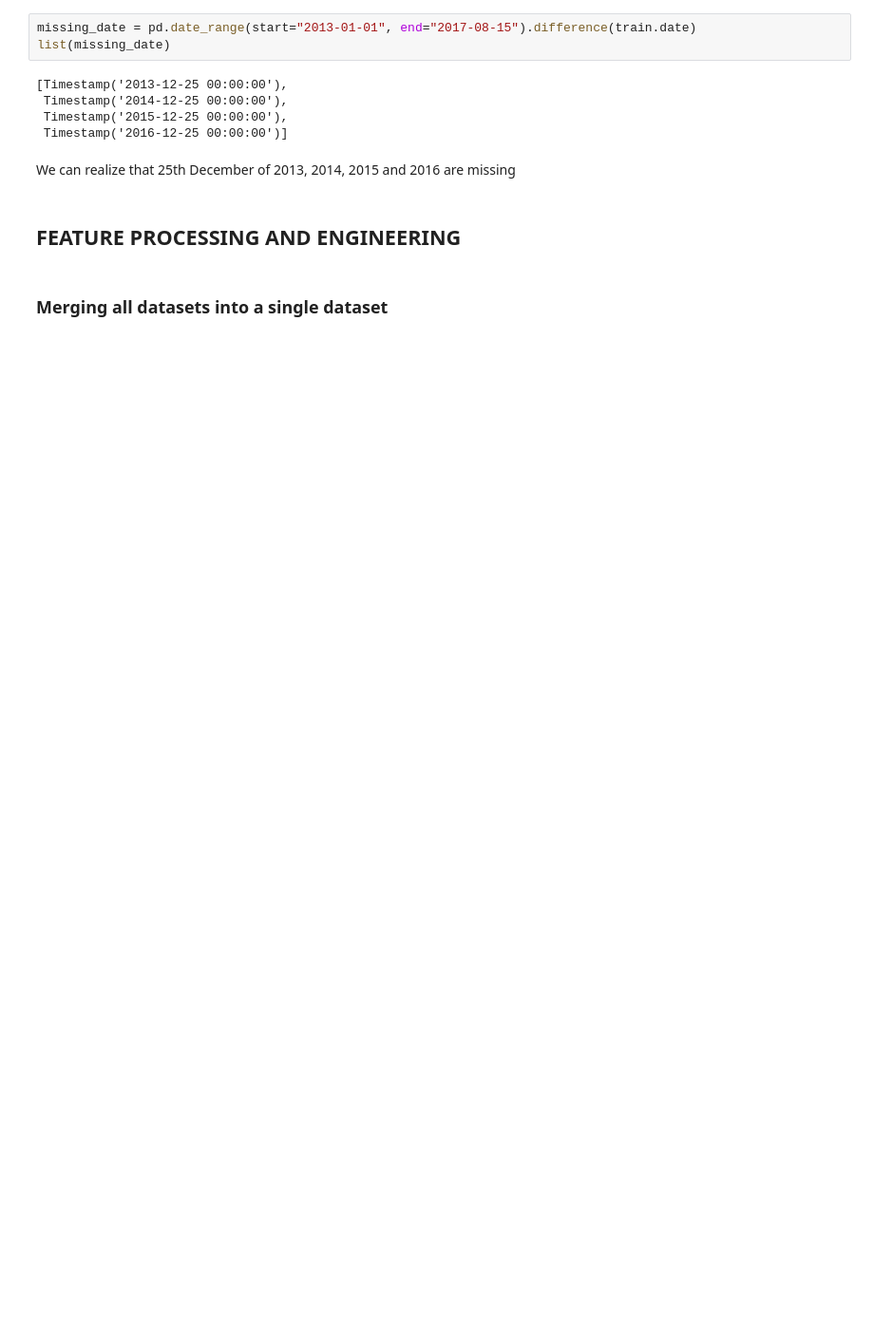
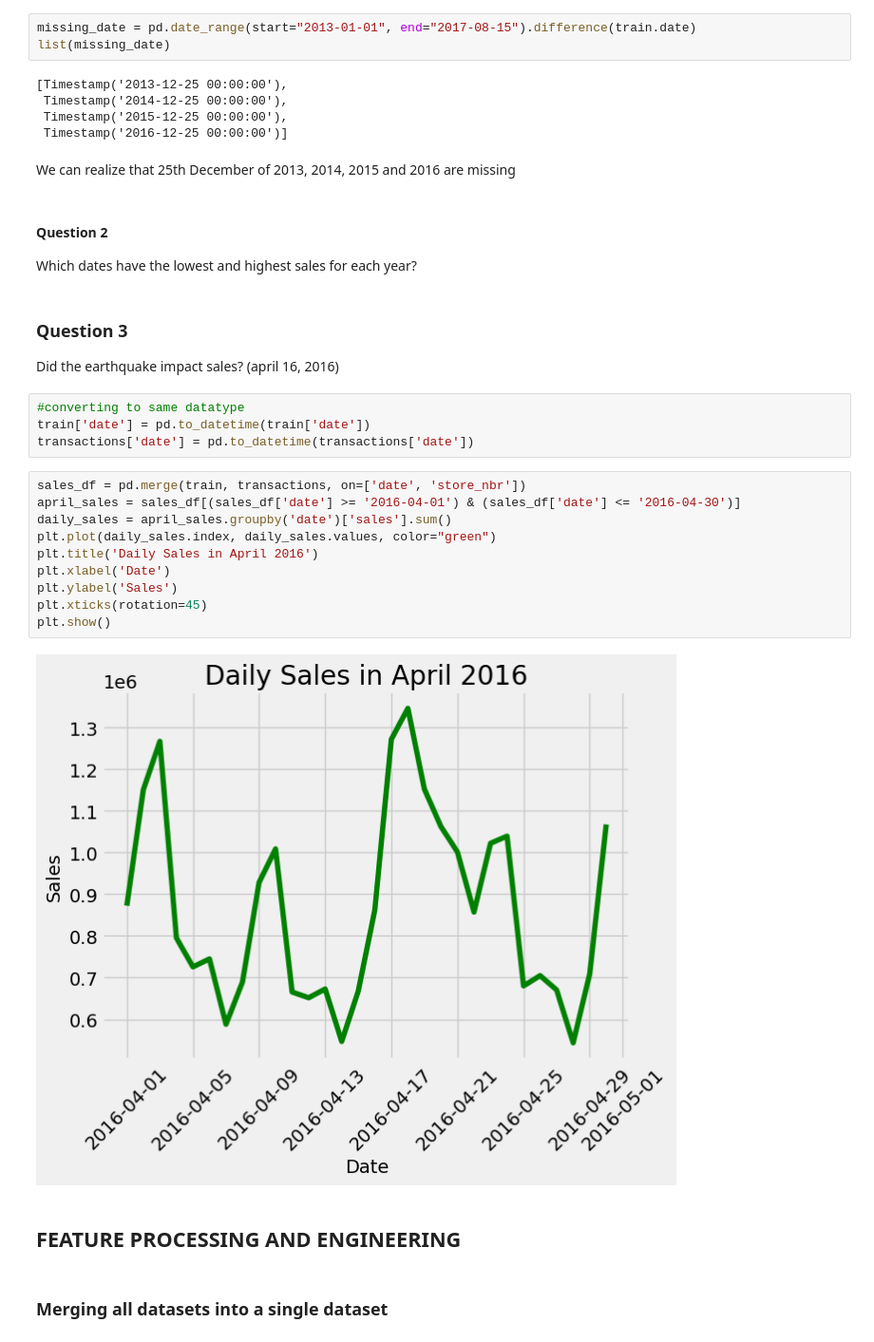
Before and after one commit to elvis-darko/Training-and-Apprenticeship-Portfolio-Projects, a Jupyter notebook: STORE-SALES-TIME-SERIES-FORECASTING/STORE-SALES-TIME-SERIES-FORECASTING-REGRESSION PROJECT.ipynb, the cells around one changed output. Shown at 95% size. Drawn from its saved outputs; the diff is of its cells as text; blank space fills up the shorter version.

```diff
--- a/STORE-SALES-TIME-SERIES-FORECASTING/STORE-SALES-TIME-SERIES-FORECASTING-REGRESSION PROJECT.ipynb
+++ b/STORE-SALES-TIME-SERIES-FORECASTING/STORE-SALES-TIME-SERIES-FORECASTING-REGRESSION PROJECT.ipynb
@@ -768,6 +769,28 @@ list(missing_date)
  Timestamp('2016-12-25 00:00:00')]
 # %% [markdown]
 We can realize that 25th December of 2013, 2014, 2015 and 2016 are missing
+# %% [markdown]
+####  Question 2
+Which dates have the lowest and highest sales for each year?
+# %% [markdown]
+### Question 3
+ Did the earthquake impact sales? (april 16, 2016)
+# %%
+#converting to same datatype
+train['date'] = pd.to_datetime(train['date'])
+transactions['date'] = pd.to_datetime(transactions['date'])
+# %%
+sales_df = pd.merge(train, transactions, on=['date', 'store_nbr'])
+april_sales = sales_df[(sales_df['date'] >= '2016-04-01') & (sales_df['date'] <= '2016-04-30')]
+daily_sales = april_sales.groupby('date')['sales'].sum()
+plt.plot(daily_sales.index, daily_sales.values, color="green")
+plt.title('Daily Sales in April 2016')
+plt.xlabel('Date')
+plt.ylabel('Sales')
+plt.xticks(rotation=45)
+plt.show()
+# %% [output]
+[figure, added]
 # %% [markdown]
 ## FEATURE PROCESSING AND ENGINEERING
 # %% [markdown]
```
Also changed, not shown: parts of 68 cells of this notebook.
